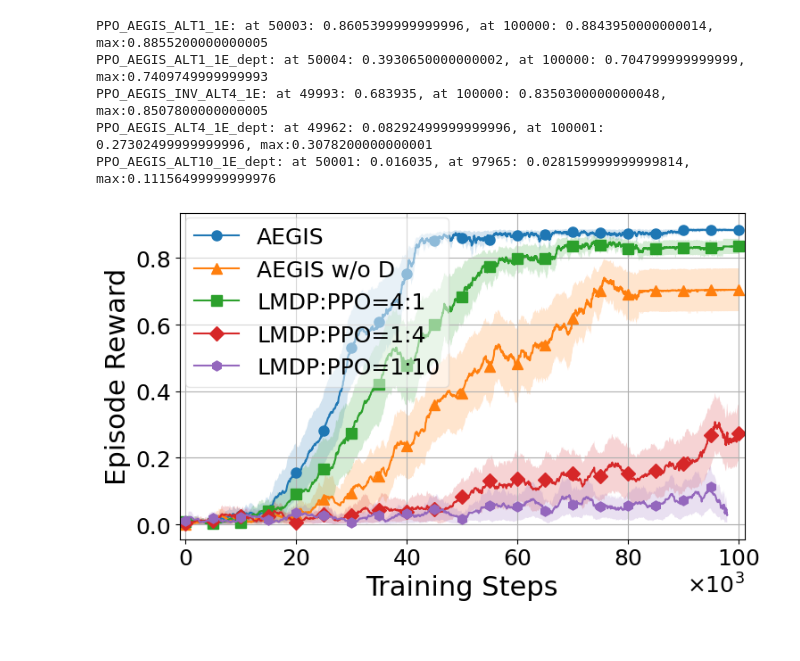
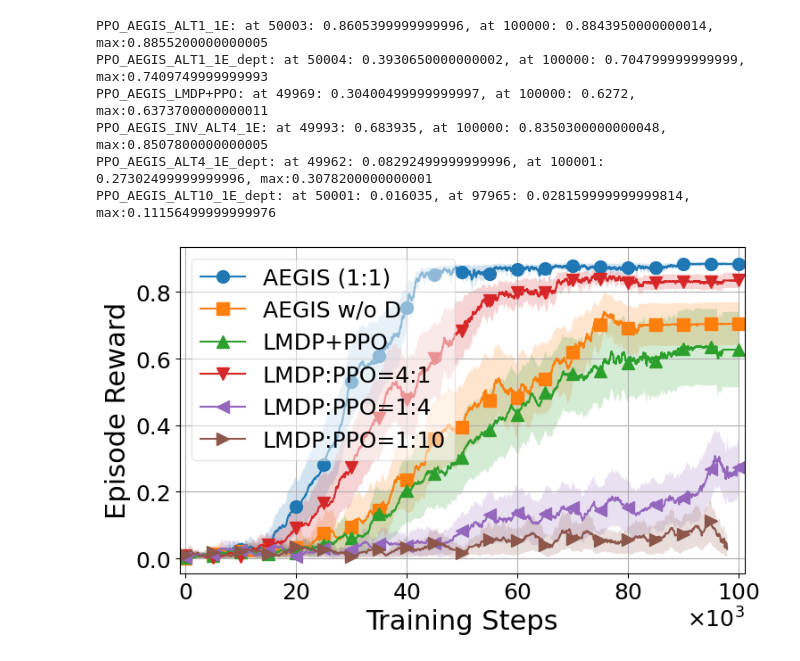
Before and after one commit to achouliaras/state_space_exploration, a Jupyter notebook: plot_results_for_paper.ipynb, the cells around one changed output. Cells and saved outputs as stored; diff of their text form; code cells hidden in the pictures.

```diff
--- a/plot_results_for_paper.ipynb
+++ b/plot_results_for_paper.ipynb
@@ -40,7 +40,7 @@ def smooth_data(data, window_size=10):
     return uniform_filter1d(data, size=window_size, mode='nearest')
 
 # Plotting function
-def plot_results(experiments, titles, stats, steps_stats, markers, markevery, ylabel, title, filename, window_size=10):
+def plot_results(experiments, titles, stats, steps_stats, markers, markevery, ylabel, title, loc, filename, window_size=10):
     plt.figure(figsize=(8, 5))
     for i, exp in enumerate(experiments):
         mean, std_error = stats[exp]
@@ -58,23 +58,24 @@ def plot_results(experiments, titles, stats, steps_stats, markers, markevery, yl
 
         print(f'{exp}: at {step_mean[k50]}: {smoothed_mean[k50]}, at {step_mean[k100]}: {smoothed_mean[k100]}, max:{max(smoothed_mean)}')
 
-        plt.plot(step_mean, smoothed_mean, label=titles[i], marker=markers[i], markevery=marker_indices, markersize=8)
+        plt.plot(step_mean, smoothed_mean, label=titles[i], marker=markers[i], markevery=marker_indices, markersize=10)
         plt.fill_between(step_mean, smoothed_mean - smoothed_std_error, smoothed_mean + smoothed_std_error, alpha=0.2)
     plt.xlabel('Training Steps')
     plt.ticklabel_format(axis='x', style='sci', scilimits=(3,3), useMathText=True)
     plt.margins(x=0.01)
     plt.ylabel(ylabel)
     # plt.title(title)
-    plt.legend(loc='upper left',bbox_to_anchor=(-0.01, 1.02), ncol=1, framealpha=0.5)
+    # plt.legend(loc=loc, bbox_to_anchor=(-0.01, 1.02), ncol=1, framealpha=0.5)
+    plt.legend(loc=loc, ncol=1, framealpha=0.5)
     plt.grid(True)
     plt.tight_layout()
     plt.savefig(filename+".png")
-    plt.savefig(filename+".pdf")
+    plt.savefig(filename+".pdf",bbox_inches='tight',pad_inches=0,dpi=300)
     plt.show()
-
-# Define the base directory and experiment names
-base_dir = "results/State-Vis-Pretraining/MiniGrid/Empty-8x8-v0"
 # %%
+# Define the base directory and experiment names
+base_dir = "results/State-Vis-Pretraining/MiniGrid/Empty-8x8-v0"
+
 # experiments =  ["PPO_AEGIS_ALT1_1E",
 #                 "PPO_AEGIS_ALT1_1E_dept",
 #                 "PPO_AEGIS_INV_ALT4_1E",
@@ -97,19 +98,21 @@ base_dir = "results/State-Vis-Pretraining/MiniGrid/Empty-8x8-v0"
 
 experiments =  ["PPO_AEGIS_ALT1_1E",
                 "PPO_AEGIS_ALT1_1E_dept",
+                "PPO_AEGIS_LMDP+PPO",
                 "PPO_AEGIS_INV_ALT4_1E",
                 "PPO_AEGIS_ALT4_1E_dept",
                 "PPO_AEGIS_ALT10_1E_dept",
                 ]
 
-titles =  ["AEGIS",
+titles =  ["AEGIS (1:1)",
             "AEGIS w/o D",
+            "LMDP+PPO",
             "LMDP:PPO=4:1",
             "LMDP:PPO=1:4",
             "LMDP:PPO=1:10",
             ]
 
-markers = ['o', '^', 's', 'D', 'h', 'X', 'P', 'p']
+markers = ['o', 's',  '^', 'v', '<', '>', 'D', 'X', 'P', 'p']
 # Define the number of seeds
 num_seeds = 10
 
@@ -128,33 +131,34 @@ for exp in experiments:
             episode_lengths[exp].append(df['episode_length'])
             steps[exp].append(df['step'].values)  # Read step numbers
         else:
             print(f"File not found: {file_path}")
 
 aligned_episode_rewards = {exp: align_data(episode_rewards[exp]) for exp in experiments}
 aligned_episode_lengths = {exp: align_data(episode_lengths[exp]) for exp in experiments}
 aligned_steps = {exp: align_data(steps[exp]) for exp in experiments}
 
 episode_rewards_stats = {exp: compute_stats(aligned_episode_rewards[exp]) for exp in experiments}
 episode_lengths_stats = {exp: compute_stats(aligned_episode_lengths[exp]) for exp in experiments}
 steps_stats = {exp: compute_stats(aligned_steps[exp]) for exp in experiments}
 
 plt.rcParams.update({
     'font.size': 22,           # Default text size
     'axes.labelsize': 22,      # Axis labels size
     'xtick.labelsize': 18,     # X-axis tick labels
     'ytick.labelsize': 18,     # Y-axis tick labels
     'legend.fontsize': 18,     # Legend text size
 })
 
 # Plot episode rewards
 plot_results(experiments, titles, episode_rewards_stats, steps_stats, markers, 5000,
-             'Episode Reward', 'Ablation study on update Frequence, Epochs, and use of buffer D',
+             'Episode Reward', 'Ablation study on update Frequence, Epochs, and use of buffer D', loc='upper left',
              filename="aegis_components_ablation", window_size=20)
 # %% [output]
 PPO_AEGIS_ALT1_1E: at 50003: 0.8605399999999996, at 100000: 0.8843950000000014, max:0.8855200000000005
 PPO_AEGIS_ALT1_1E_dept: at 50004: 0.3930650000000002, at 100000: 0.704799999999999, max:0.7409749999999993
+PPO_AEGIS_LMDP+PPO: at 49969: 0.30400499999999997, at 100000: 0.6272, max:0.6373700000000011
 PPO_AEGIS_INV_ALT4_1E: at 49993: 0.683935, at 100000: 0.8350300000000048, max:0.8507800000000005
 PPO_AEGIS_ALT4_1E_dept: at 49962: 0.08292499999999996, at 100001: 0.27302499999999996, max:0.3078200000000001
 PPO_AEGIS_ALT10_1E_dept: at 50001: 0.016035, at 97965: 0.028159999999999814, max:0.11156499999999976
-[figure, old version]
+[figure, new version]
 # %%
```
Also changed, not shown: parts of 4 cells of this notebook, 11 other files.
